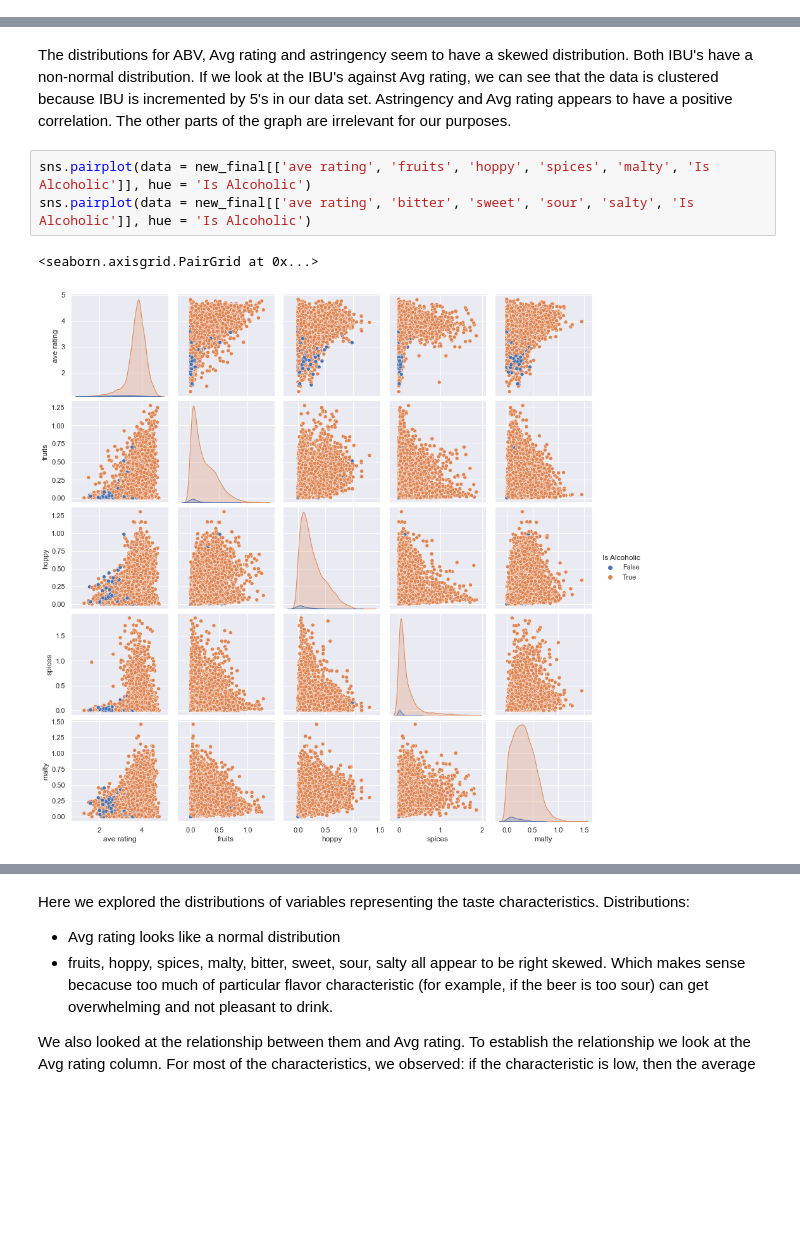
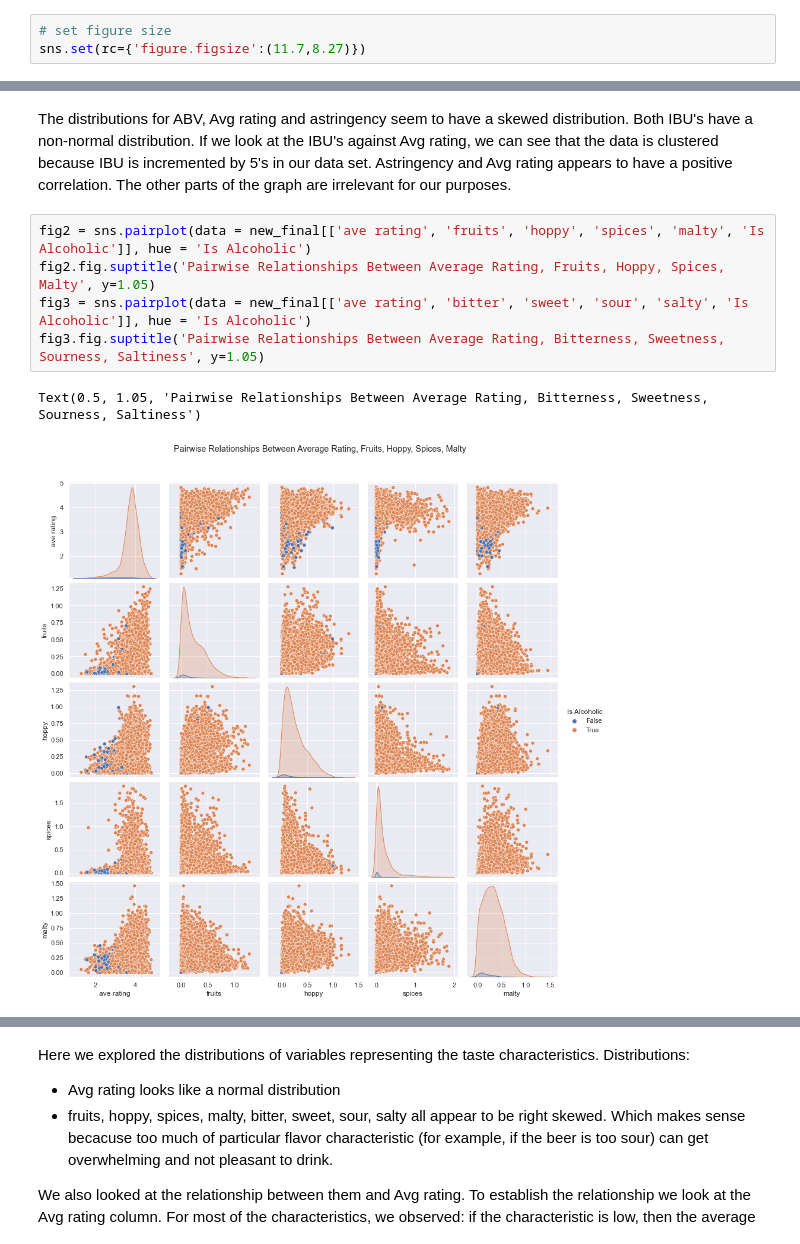
Before and after one commit to BrandonLuong/Beer-Analysis, a Jupyter notebook: EDACheckpointGroup_039-Fa22.ipynb, the cells around one changed output, grey strips where cells are left out. Saved outputs shown, nothing was run; the diff lists cells and outputs as text; blank space fills up the shorter version.

```diff
--- a/EDACheckpointGroup_039-Fa22.ipynb
+++ b/EDACheckpointGroup_039-Fa22.ipynb
@@ -177,4 +177,7 @@ final
 # Data Analysis & Results (EDA)
 # %% [markdown]
 Carry out EDA on your dataset(s); Describe in this section
+# %%
+# set figure size
+sns.set(rc={'figure.figsize':(11.7,8.27)})
 # %%
@@ -252,8 +244,10 @@ If we look at the IBU's against Avg rating, we can see that the data is clustere
 Astringency and Avg rating appears to have a positive correlation.
 The other parts of the graph are irrelevant for our purposes.
 # %%
-sns.pairplot(data = new_final[['ave rating', 'fruits', 'hoppy', 'spices', 'malty', 'Is Alcoholic']], hue = 'Is Alcoholic')
-sns.pairplot(data = new_final[['ave rating', 'bitter', 'sweet', 'sour', 'salty', 'Is Alcoholic']], hue = 'Is Alcoholic')
+fig2 = sns.pairplot(data = new_final[['ave rating', 'fruits', 'hoppy', 'spices', 'malty', 'Is Alcoholic']], hue = 'Is Alcoholic')
+fig2.fig.suptitle('Pairwise Relationships Between Average Rating, Fruits, Hoppy, Spices, Malty', y=1.05)
+fig3 = sns.pairplot(data = new_final[['ave rating', 'bitter', 'sweet', 'sour', 'salty', 'Is Alcoholic']], hue = 'Is Alcoholic')
+fig3.fig.suptitle('Pairwise Relationships Between Average Rating, Bitterness, Sweetness, Sourness, Saltiness', y=1.05)
 # %% [output]
-<seaborn.axisgrid.PairGrid at 0x...>
+Text(0.5, 1.05, 'Pairwise Relationships Between Average Rating, Bitterness, Sweetness, Sourness, Saltiness')
-[figure, old version]
+[figure, new version]
```
Also changed, not shown: parts of 6 cells of this notebook, 1 other file.
